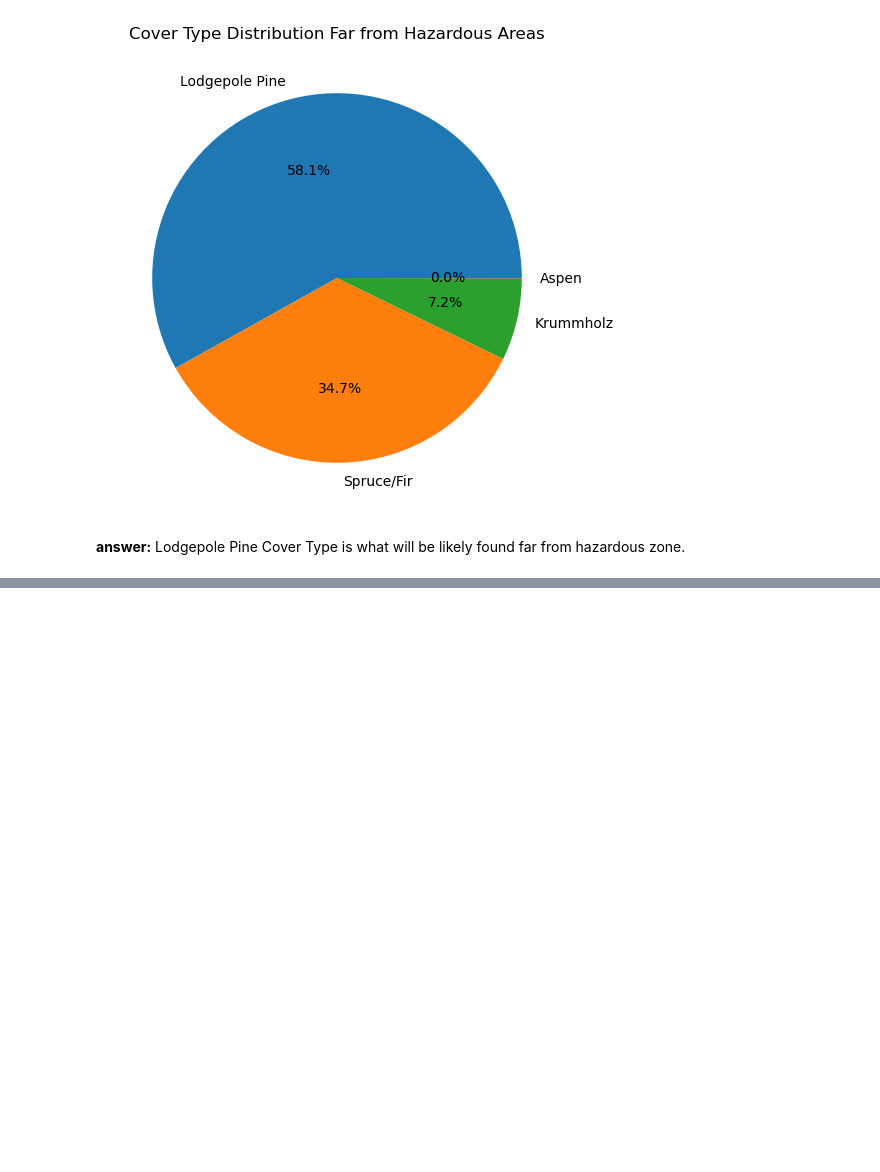
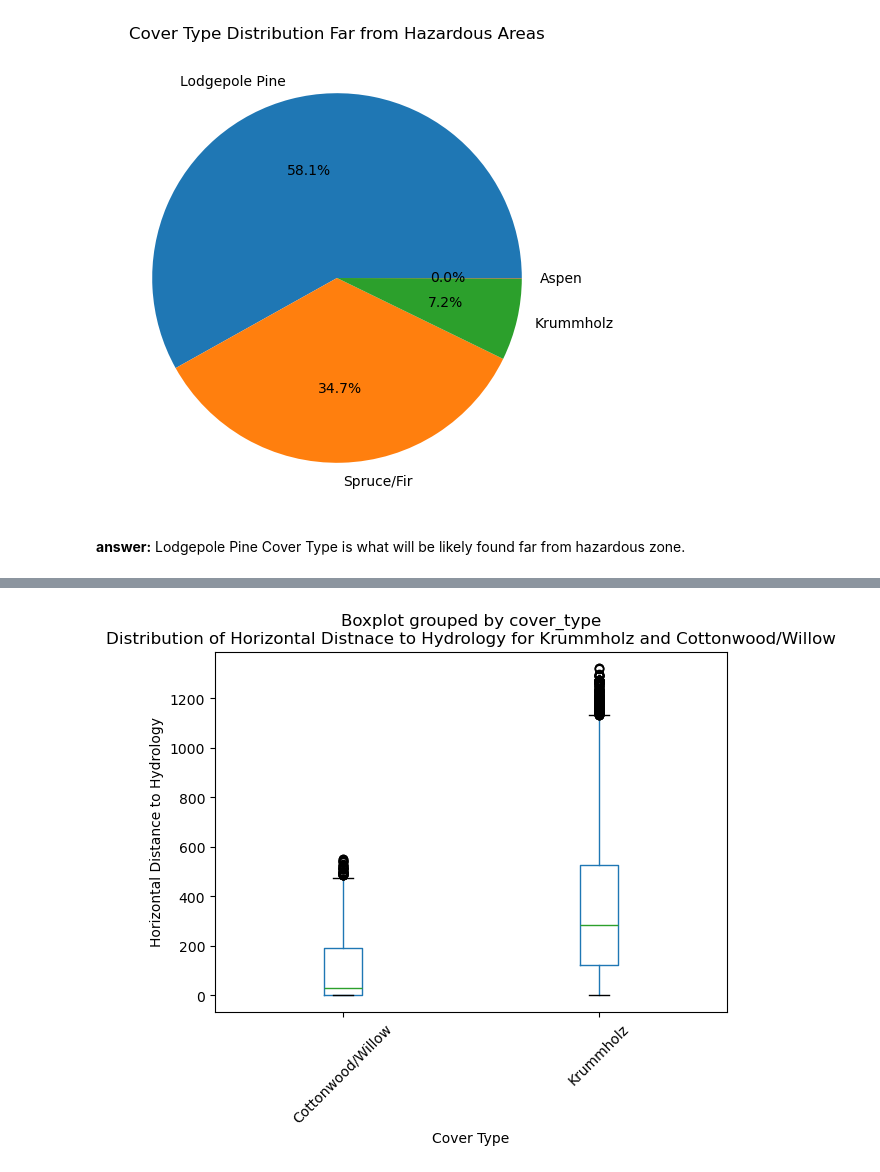
Before and after one commit to wit03/datamodel, a Jupyter notebook: lab4/lab4.ipynb, the cells around one changed output, grey strips where cells are left out. Saved outputs shown, nothing was run; the diff lists cells and outputs as text; code cells hidden in the pictures; blank space fills up the shorter version.

```diff
--- a/lab4/lab4.ipynb
+++ b/lab4/lab4.ipynb
@@ -153,0 +157,9 @@ plt.show()
+# %%
+filtered_df.boxplot(by='cover_type', column='horizontal_distance_to_hydrology', grid=False)
+plt.title('Distribution of Horizontal Distnace to Hydrology for Krummholz and Cottonwood/Willow')
+plt.xlabel('Cover Type')
+plt.ylabel('Horizontal Distance to Hydrology')
+plt.xticks(rotation=45)
+plt.show()
+# %% [output]
+[figure, added]
```
Also changed, not shown: parts of 6 cells of this notebook, 6 other files.
